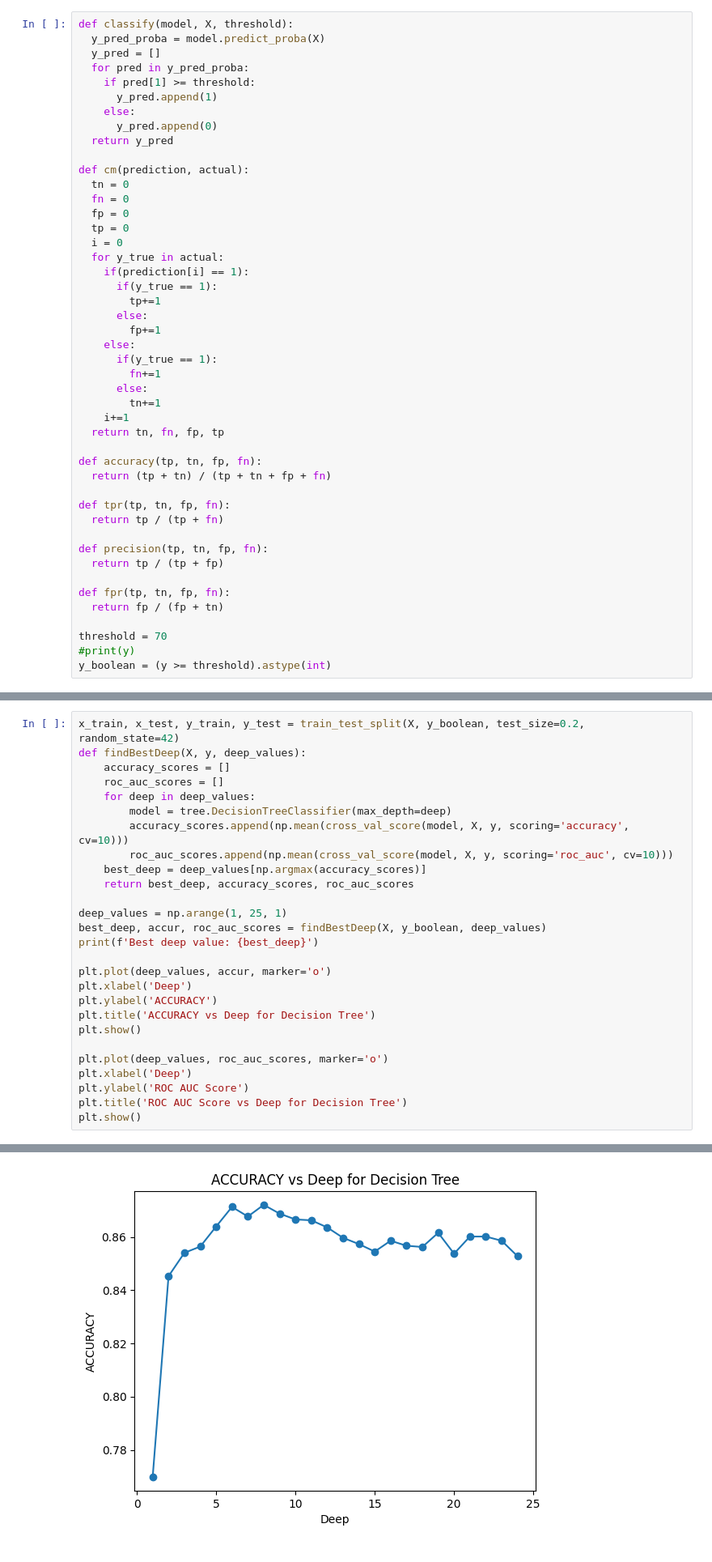
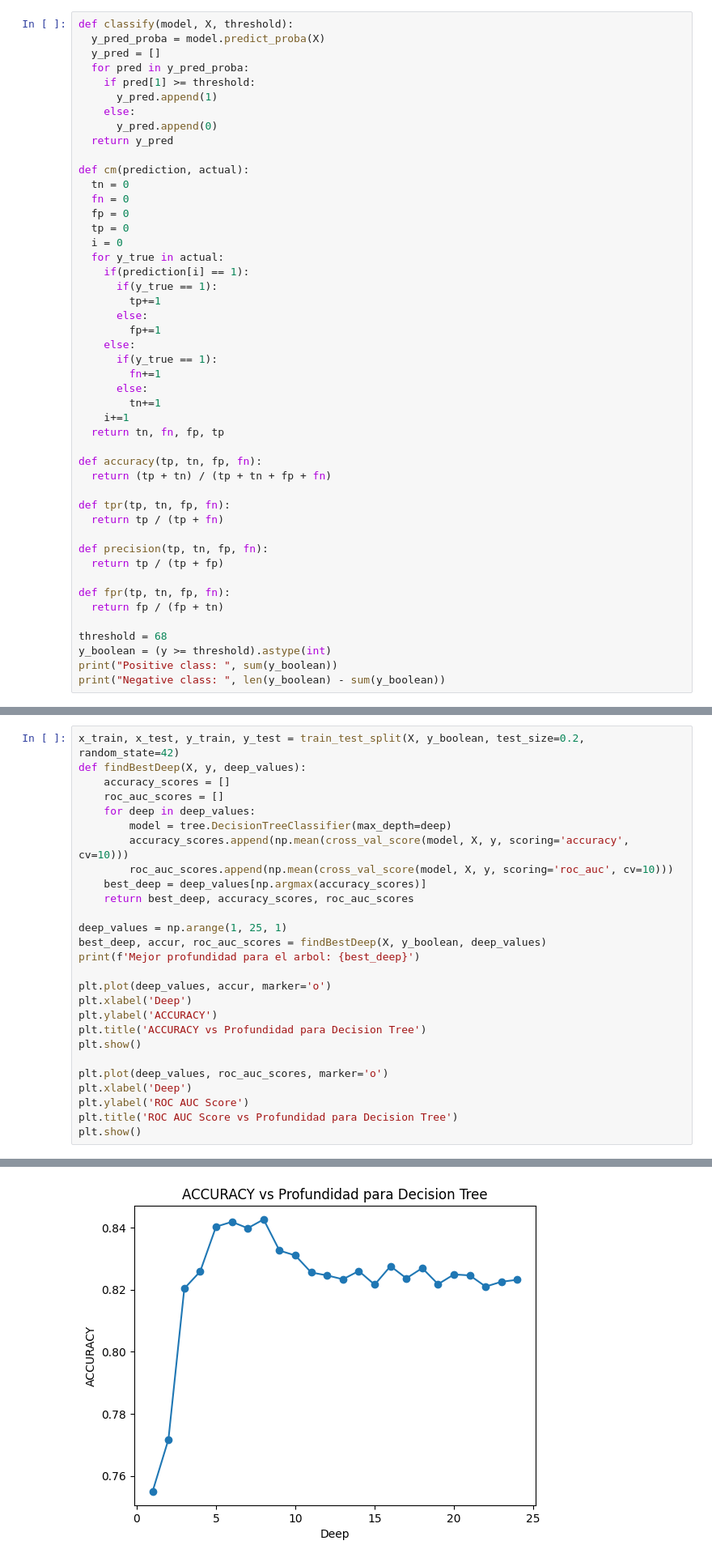
Before and after one commit to MatiasdeBuren/Final-Modelos-y-Simulacion, a Jupyter notebook: modelosFinal.ipynb, the cells around one changed output, grey strips where cells are left out. Shown at 81% size. Drawn from its saved outputs; the diff is of its cells as text.

```diff
--- a/modelosFinal.ipynb
+++ b/modelosFinal.ipynb
@@ -412,6 +407,7 @@ def precision(tp, tn, fp, fn):
 def fpr(tp, tn, fp, fn):
   return fp / (fp + tn)
 
-threshold = 70
-#print(y)
+threshold = 68
 y_boolean = (y >= threshold).astype(int)
+print("Positive class: ", sum(y_boolean))
+print("Negative class: ", len(y_boolean) - sum(y_boolean))
@@ -619,17 +625,17 @@ def findBestDeep(X, y, deep_values):
 
 deep_values = np.arange(1, 25, 1)
 best_deep, accur, roc_auc_scores = findBestDeep(X, y_boolean, deep_values)
-print(f'Best deep value: {best_deep}')
+print(f'Mejor profundidad para el arbol: {best_deep}')
 
 plt.plot(deep_values, accur, marker='o')
 plt.xlabel('Deep')
 plt.ylabel('ACCURACY')
-plt.title('ACCURACY vs Deep for Decision Tree')
+plt.title('ACCURACY vs Profundidad para Decision Tree')
 plt.show()
 
 plt.plot(deep_values, roc_auc_scores, marker='o')
 plt.xlabel('Deep')
 plt.ylabel('ROC AUC Score')
-plt.title('ROC AUC Score vs Deep for Decision Tree')
+plt.title('ROC AUC Score vs Profundidad para Decision Tree')
 plt.show()
 # %% [output]
@@ -637 +643 @@ Best deep value: 8
-[figure, old version]
+[figure, new version]
```
Also changed, not shown: parts of 33 cells of this notebook.
